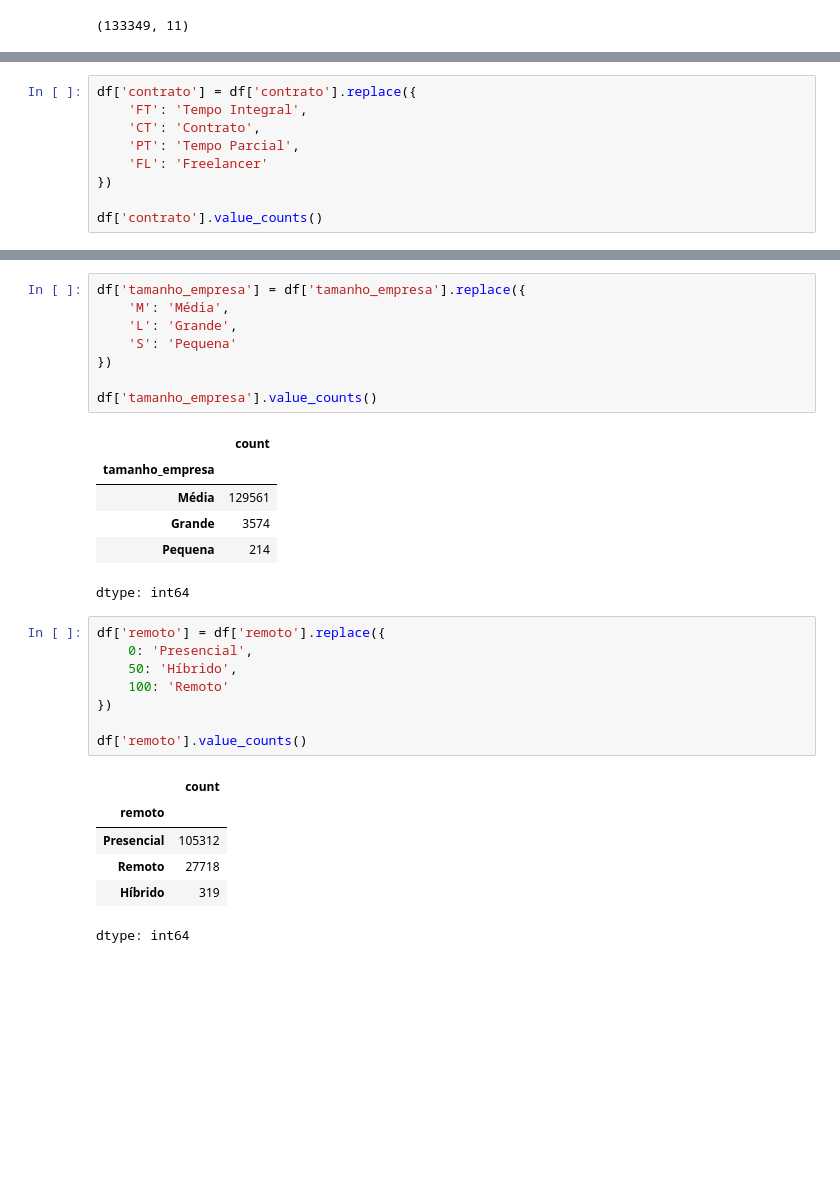
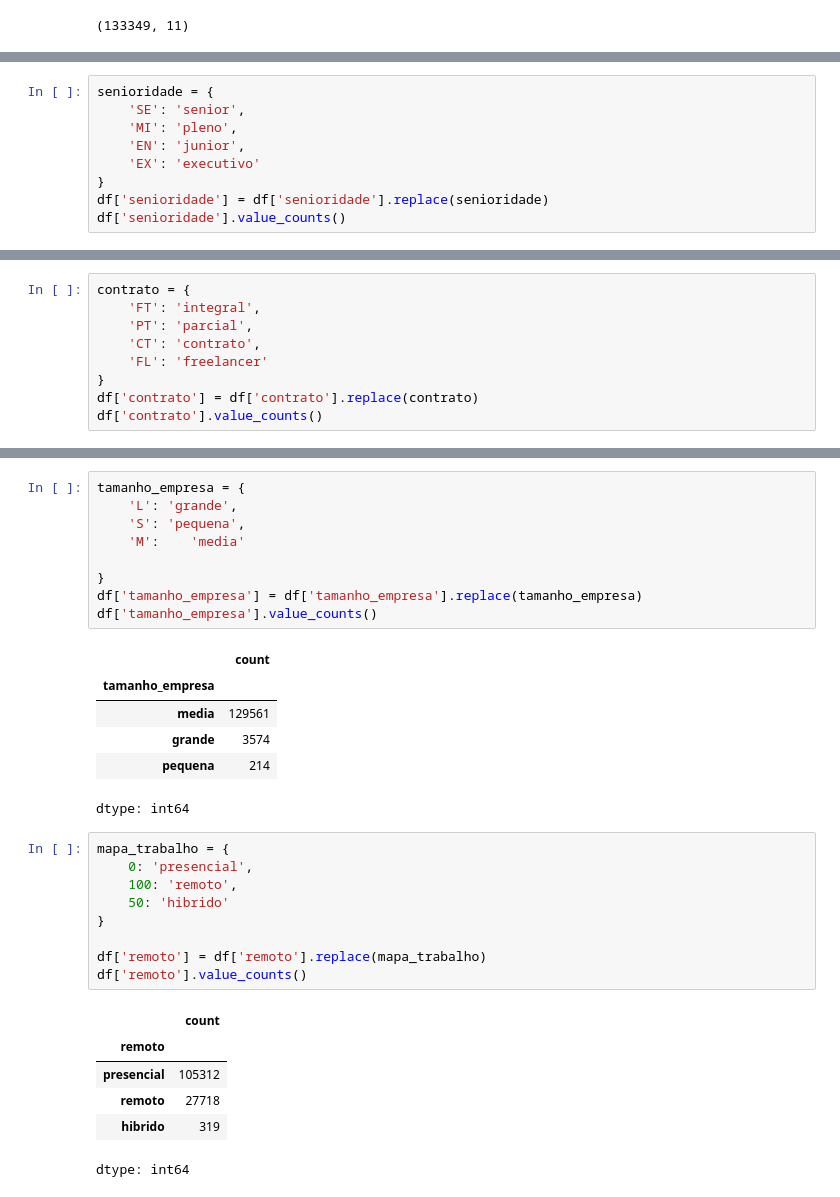
Before and after one commit to isabmoreeno/Imersao_Dados_Python, a Jupyter notebook: Imersão_Dados_Python.ipynb, the cells around one changed output, grey strips where cells are left out. Drawn from its saved outputs; the diff is of its cells as text; blank space fills up the shorter version.

```diff
--- a/Imersão_Dados_Python.ipynb
+++ b/Imersão_Dados_Python.ipynb
@@ -143,9 +138,0 @@ dtype: int64
-# %%
-df['contrato'] = df['contrato'].replace({
-    'FT': 'Tempo Integral',
-    'CT': 'Contrato',
-    'PT': 'Tempo Parcial',
-    'FL': 'Freelancer'
-})
-
-df['contrato'].value_counts()
@@ -159,0 +141,9 @@ dtype: int64
+# %%
+senioridade = {
+    'SE': 'senior',
+    'MI': 'pleno',
+    'EN': 'junior',
+    'EX': 'executivo'
+}
+df['senioridade'] = df['senioridade'].replace(senioridade)
+df['senioridade'].value_counts()
@@ -159,0 +158,9 @@ dtype: int64
+# %%
+contrato = {
+    'FT': 'integral',
+    'PT': 'parcial',
+    'CT': 'contrato',
+    'FL': 'freelancer'
+}
+df['contrato'] = df['contrato'].replace(contrato)
+df['contrato'].value_counts()
@@ -160,32 +175,34 @@ dtype: int64
 # %%
-df['tamanho_empresa'] = df['tamanho_empresa'].replace({
-    'M': 'Média',
-    'L': 'Grande',
-    'S': 'Pequena'
-})
+tamanho_empresa = {
+    'L': 'grande',
+    'S': 'pequena',
+    'M':	'media'
 
+}
+df['tamanho_empresa'] = df['tamanho_empresa'].replace(tamanho_empresa)
 df['tamanho_empresa'].value_counts()
 # %% [output]
 |  | count |
 | tamanho_empresa |  |
-| Média | 129561 |
-| Grande | 3574 |
-| Pequena | 214 |
+| media | 129561 |
+| grande | 3574 |
+| pequena | 214 |
 dtype: int64
 # %%
-df['remoto'] = df['remoto'].replace({
-    0: 'Presencial',
-    50: 'Híbrido',
-    100: 'Remoto'
-})
+mapa_trabalho = {
+    0: 'presencial',
+    100: 'remoto',
+    50: 'hibrido'
+}
 
+df['remoto'] = df['remoto'].replace(mapa_trabalho)
 df['remoto'].value_counts()
 # %% [output]
 |  | count |
 | remoto |  |
-| Presencial | 105312 |
-| Remoto | 27718 |
-| Híbrido | 319 |
+| presencial | 105312 |
+| remoto | 27718 |
+| hibrido | 319 |
 dtype: int64
 # %%
 df.head()
```
Also changed, not shown: parts of 37 cells of this notebook.
